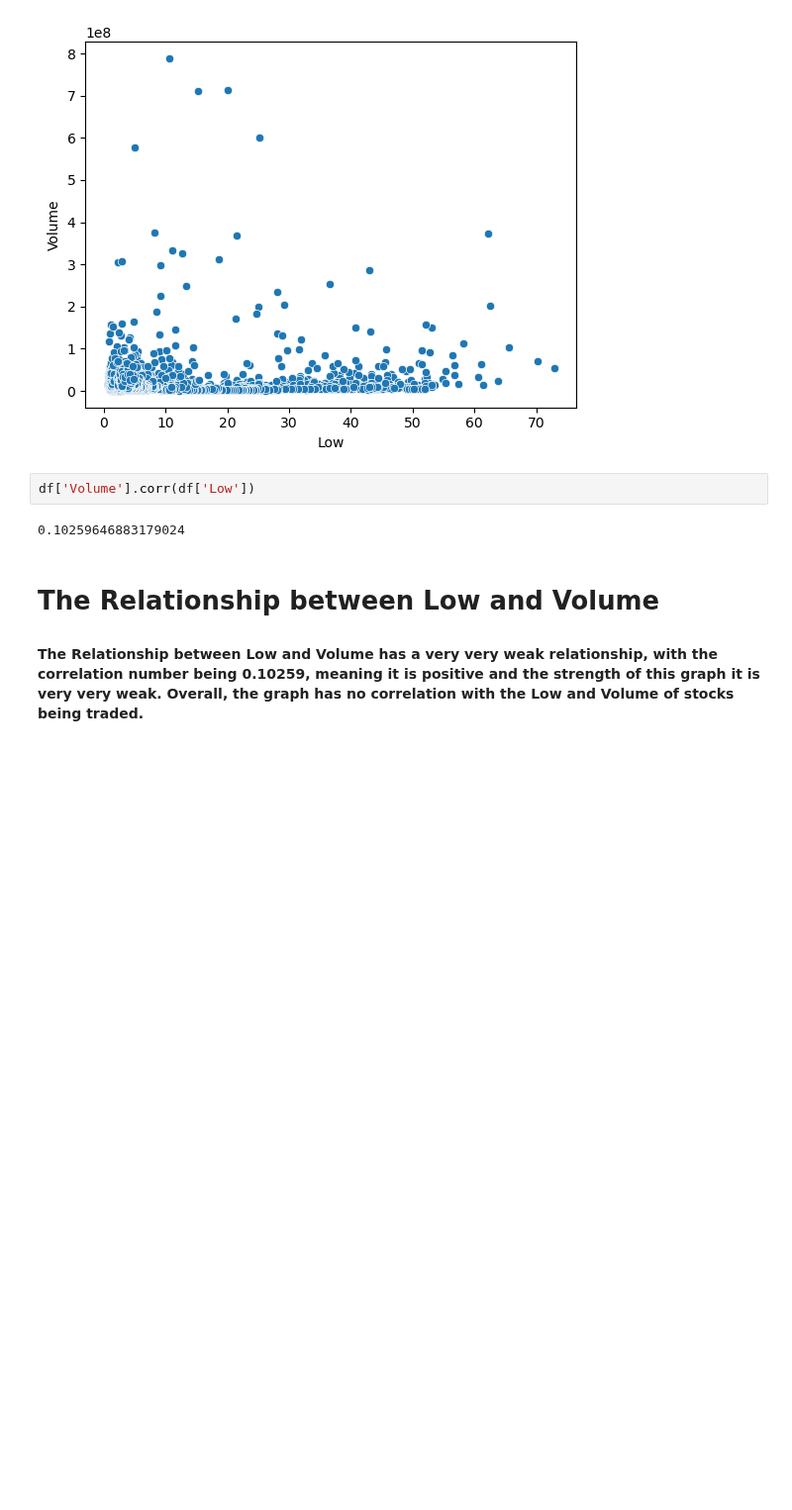
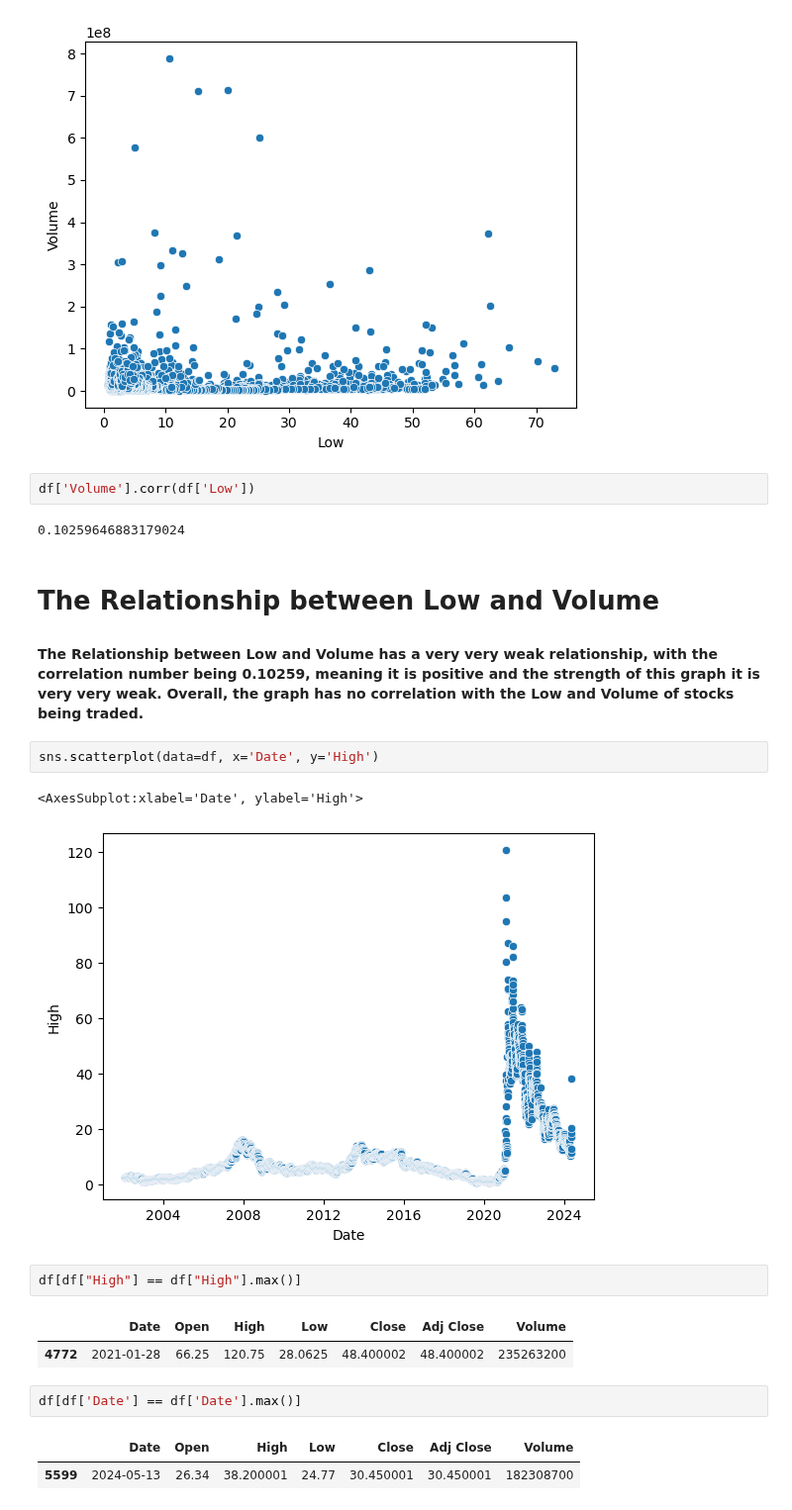
Before and after one commit to ReapersOne/AI, a Jupyter notebook: Semester 1/Stocks/Stocks.ipynb, the cells around one changed output. Shown at 99% size. Cells and saved outputs as stored; diff of their text form; blank space fills up the shorter version.

```diff
--- a/Semester 1/Stocks/Stocks.ipynb
+++ b/Semester 1/Stocks/Stocks.ipynb
@@ -82,3 +82,18 @@ df['Volume'].corr(df['Low'])
 # The Relationship between Low and Volume
 
 #### The Relationship between Low and Volume has a very very weak relationship, with the correlation number being 0.10259, meaning it is positive and the strength of this graph it is very very weak. Overall, the graph has no correlation with the Low and Volume of stocks being traded.
+# %%
+sns.scatterplot(data=df, x='Date', y='High')
+# %% [output]
+<AxesSubplot:xlabel='Date', ylabel='High'>
+[figure, added]
+# %%
+df[df["High"] == df["High"].max()]
+# %% [output]
+|  | Date | Open | High | Low | Close | Adj Close | Volume |
+| 4772 | 2021-01-28 | 66.25 | 120.75 | 28.0625 | 48.400002 | 48.400002 | 235263200 |
+# %%
+df[df['Date'] == df['Date'].max()]
+# %% [output]
+|  | Date | Open | High | Low | Close | Adj Close | Volume |
+| 5599 | 2024-05-13 | 26.34 | 38.200001 | 24.77 | 30.450001 | 30.450001 | 182308700 |
```
Also changed, not shown: parts of 4 cells of this notebook, 1 other file.
